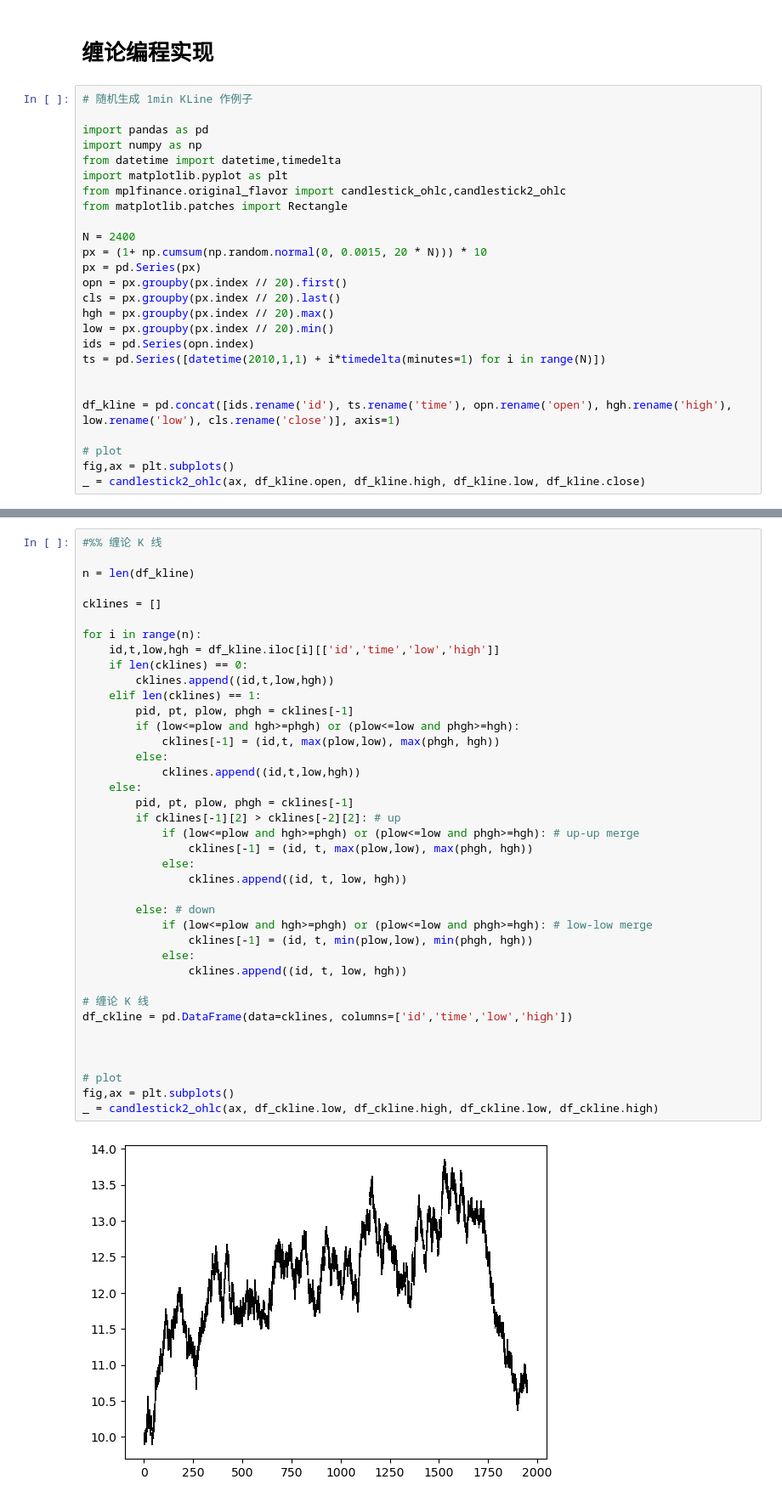
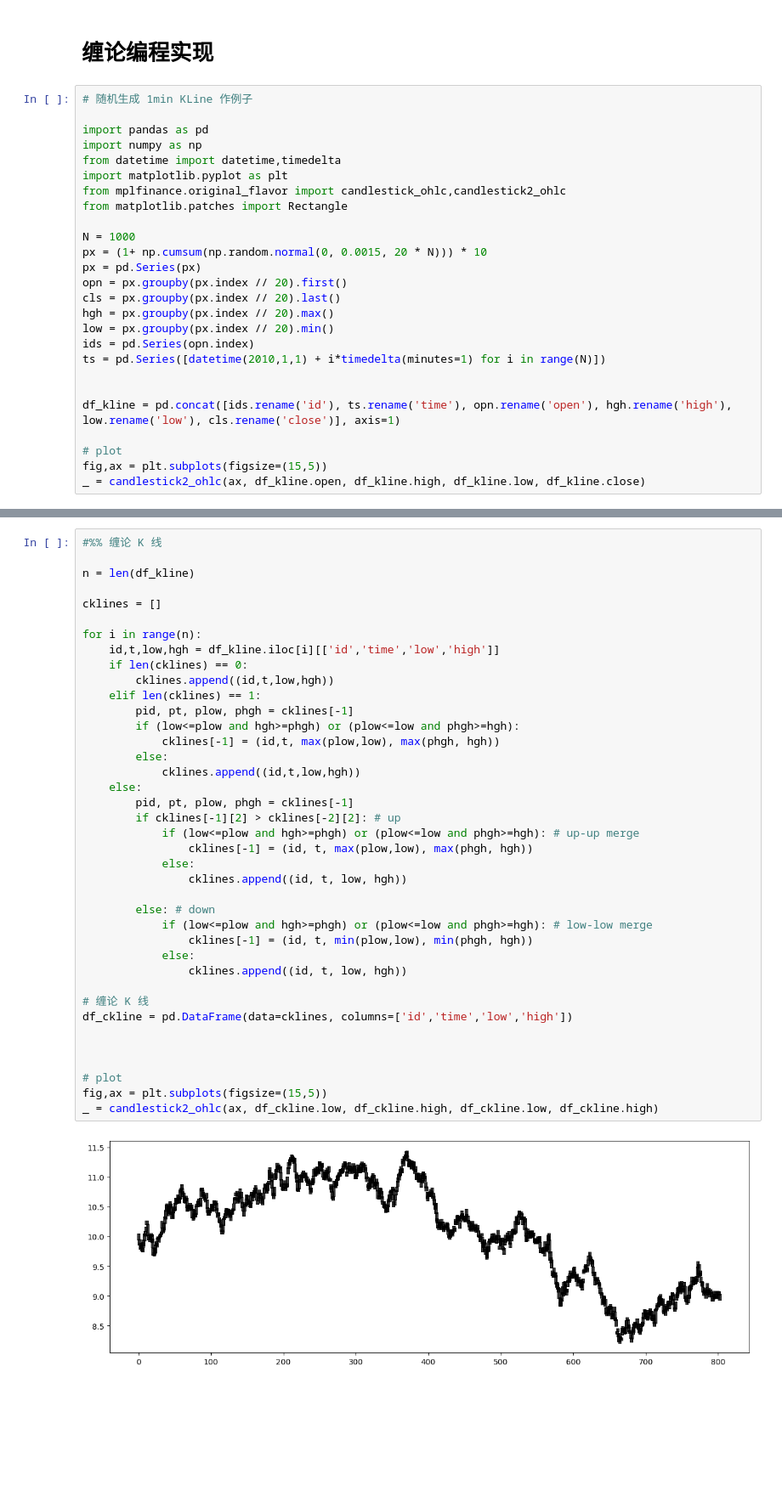
Before and after one commit to xitongsys/notes, a Jupyter notebook: finance/chanlun/example.ipynb, the cells around one changed output, grey strips where cells are left out. Shown at 85% size. Drawn from its saved outputs; the diff is of its cells as text; blank space fills up the shorter version.

```diff
--- a/finance/chanlun/example.ipynb
+++ b/finance/chanlun/example.ipynb
@@ -10,7 +10,7 @@ import matplotlib.pyplot as plt
 from mplfinance.original_flavor import candlestick_ohlc,candlestick2_ohlc
 from matplotlib.patches import Rectangle
 
-N = 2400
+N = 1000
 px = (1+ np.cumsum(np.random.normal(0, 0.0015, 20 * N))) * 10
 px = pd.Series(px)
 opn = px.groupby(px.index // 20).first()
@@ -24,6 +24,6 @@ ts = pd.Series([datetime(2010,1,1) + i*timedelta(minutes=1) for i in range(N)])
 df_kline = pd.concat([ids.rename('id'), ts.rename('time'), opn.rename('open'), hgh.rename('high'), low.rename('low'), cls.rename('close')], axis=1)
 
 # plot
-fig,ax = plt.subplots()
+fig,ax = plt.subplots(figsize=(15,5))
 _ = candlestick2_ohlc(ax, df_kline.open, df_kline.high, df_kline.low, df_kline.close)
 # %% [output]
@@ -40,35 +40,35 @@ for i in range(n):
     if len(cklines) == 0:
         cklines.append((id,t,low,hgh))
     elif len(cklines) == 1:
         pid, pt, plow, phgh = cklines[-1]
         if (low<=plow and hgh>=phgh) or (plow<=low and phgh>=hgh):
             cklines[-1] = (id,t, max(plow,low), max(phgh, hgh))
         else:
             cklines.append((id,t,low,hgh))
     else:
         pid, pt, plow, phgh = cklines[-1]
         if cklines[-1][2] > cklines[-2][2]: # up
             if (low<=plow and hgh>=phgh) or (plow<=low and phgh>=hgh): # up-up merge
                 cklines[-1] = (id, t, max(plow,low), max(phgh, hgh))
             else:
                 cklines.append((id, t, low, hgh))
 
         else: # down
             if (low<=plow and hgh>=phgh) or (plow<=low and phgh>=hgh): # low-low merge
                 cklines[-1] = (id, t, min(plow,low), min(phgh, hgh))
             else:
                 cklines.append((id, t, low, hgh))
 
 # 缠论 K 线
 df_ckline = pd.DataFrame(data=cklines, columns=['id','time','low','high'])
 
 
 
 # plot
-fig,ax = plt.subplots()
+fig,ax = plt.subplots(figsize=(15,5))
 _ = candlestick2_ohlc(ax, df_ckline.low, df_ckline.high, df_ckline.low, df_ckline.high)
 # %% [output]
-[figure, old version]
+[figure, new version]
 # %%
 #%% 顶/底分型
 
```
Also changed, not shown: parts of 5 cells of this notebook.
